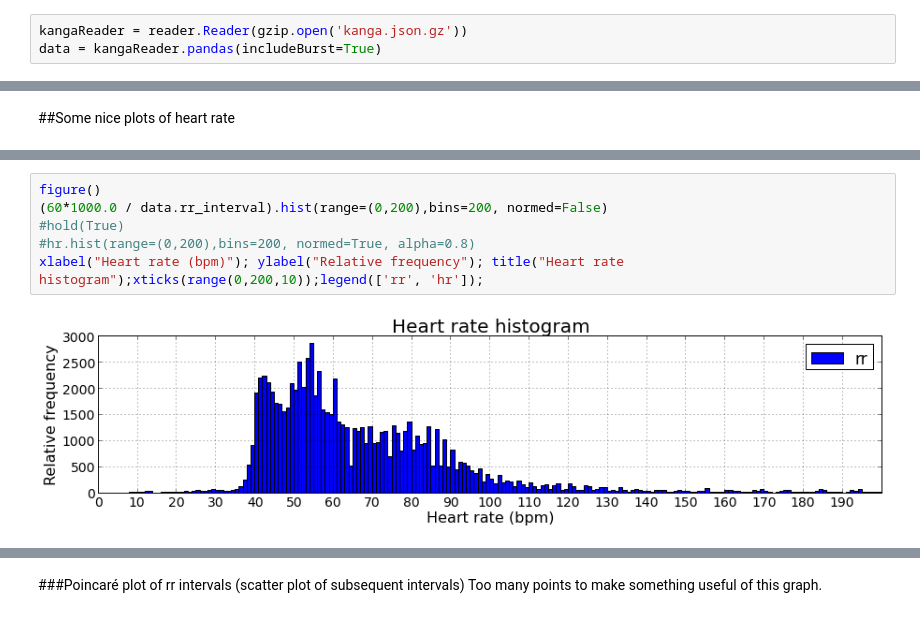
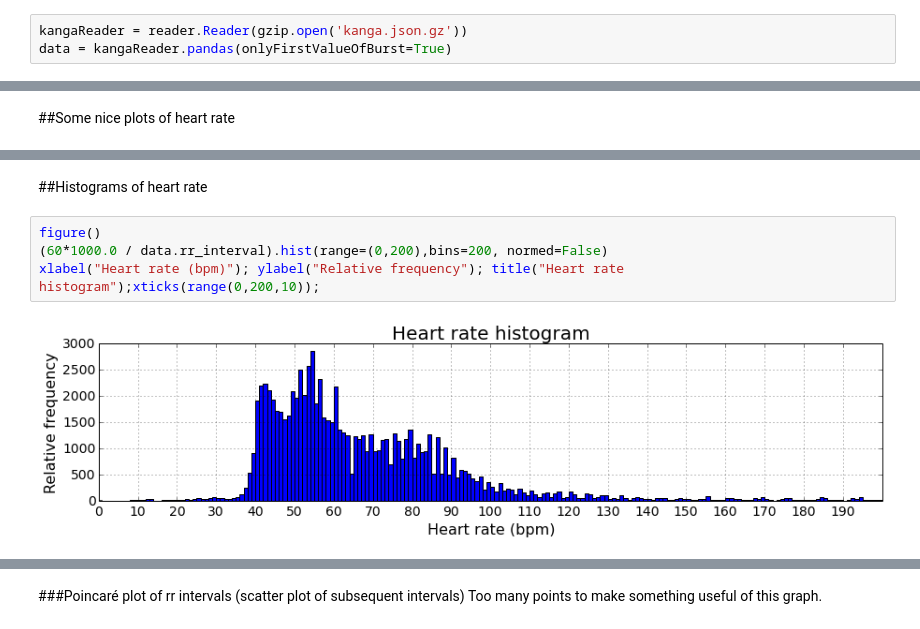
Before and after one commit to pimnijdam/journal, a Jupyter notebook: ecg and pandas.ipynb, the cells around one changed output, grey strips where cells are left out. Saved outputs shown, nothing was run; the diff lists cells and outputs as text.

```diff
--- a/ecg and pandas.ipynb
+++ b/ecg and pandas.ipynb
@@ -28,7 +31,7 @@ Populating the interactive namespace from numpy and matplotlib
 ###Import rr_interval into panda
 # %%
 kangaReader = reader.Reader(gzip.open('kanga.json.gz'))
-data = kangaReader.pandas(includeBurst=True)
+data = kangaReader.pandas(onlyFirstValueOfBurst=True)
 # %% [markdown]
 ###Some stats
 # %%
@@ -91,8 +97,8 @@ ylabel("Variation (ms)"); title("Heart rate variation");
+# %% [markdown]
+##Histograms of heart rate
 # %%
 figure()
 (60*1000.0 / data.rr_interval).hist(range=(0,200),bins=200, normed=False)
-#hold(True)
-#hr.hist(range=(0,200),bins=200, normed=True, alpha=0.8)
-xlabel("Heart rate (bpm)"); ylabel("Relative frequency"); title("Heart rate histogram");xticks(range(0,200,10));legend(['rr', 'hr']);
+xlabel("Heart rate (bpm)"); ylabel("Relative frequency"); title("Heart rate histogram");xticks(range(0,200,10));
 # %% [output]
-[figure, old version]
+[figure, new version]
```
Also changed, not shown: parts of 18 cells of this notebook, 1 other file.
